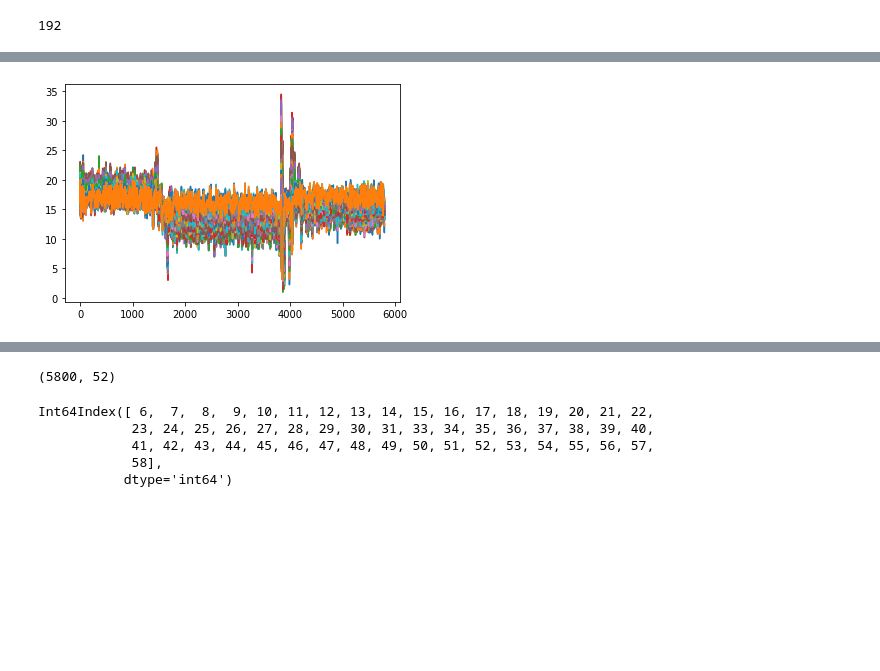
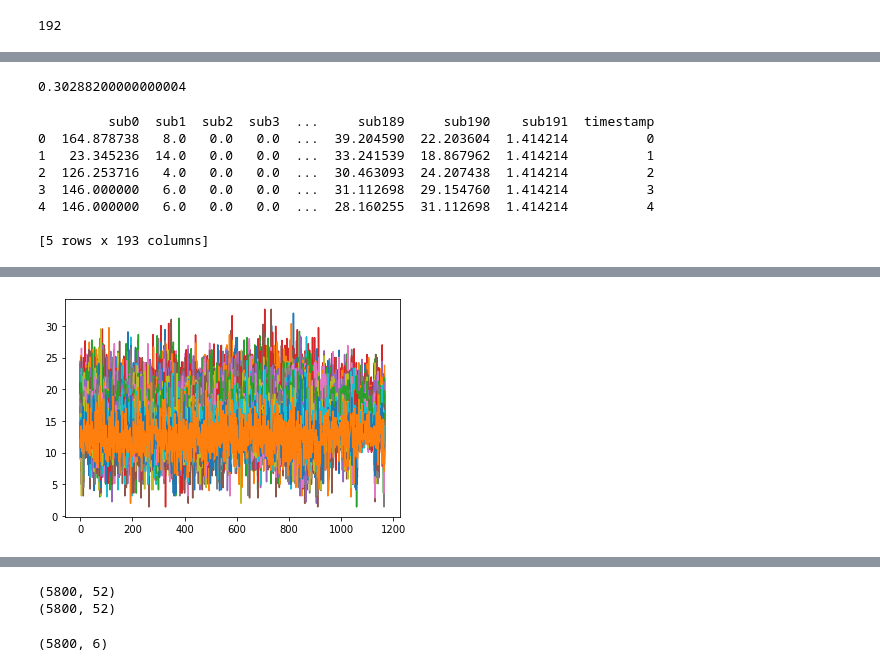
Before and after one commit to Surya291/WiFi_Sensing_2.0, a Jupyter notebook: Code/Expt2/exp2.ipynb, the cells around one changed output, grey strips where cells are left out. Saved outputs shown, nothing was run; the diff lists cells and outputs as text; code cells hidden in the pictures; blank space fills up the shorter version.

```diff
--- a/Code/Expt2/exp2.ipynb
+++ b/Code/Expt2/exp2.ipynb
@@ -16,5 +17,5 @@ from numba import jit
 # %%
-df  = pd.read_csv('walking.csv')
+df  = pd.read_csv('spot2.csv')
 print(df.columns)
 # %% [output]
 Index(['type', 'role', 'mac', 'rssi', 'rate', 'sig_mode', 'mcs', 'bandwidth',
@@ -86,10 +86,10 @@ print(time_n)
 array_csi_modulus = abs(array_csi)  # amplitude calculating
 print(array_csi_modulus.shape)
 
-drop_idx = [0, 1]
+drop_idx = []
 
 for i in range(array_csi_modulus.shape[1]):
-  if (np.var(array_csi_modulus[:, i]) < 1e-3):
+  if (np.var(array_csi_modulus[:, i]) < 2):
     drop_idx.append(i)
 
 
@@ -107,13 +127,40 @@ for i in (drop_idx):
+# %%
+select_list = [i for i in range(size_y)]
+
+
+for i in drop_idx:
+  select_list.remove(i)
+
+LLTF = []
+HTLTF = []
+for i in select_list:
+  if i < 64:
+    LLTF.append(i)
+  elif 64 <= i < 128:
+    HTLTF.append(i)
+# %%
+time_0
+# %% [output]
+0.30288200000000004
 # %%
-select_list = [i for i in range(array_csi_modulus.shape[1])]
-
-for i in drop_idx:
-  select_list.remove(i)
-
-columns = [i for i in range(0, size_y)]
+columns = [f'sub{i}' for i in range(0, size_y)]
 df_csi_modulus = pd.DataFrame(array_csi_modulus, columns=columns)
-
-df_csi_modulus.plot(y = [i for i in select_list], legend=False)
+df_csi_modulus['timestamp'] = np.arange(size_x)
+print(df_csi_modulus.head())
+fig = px.line(df_csi_modulus)
+fig.show()
+df_csi_modulus.plot(y = [i for i in LLTF[1:]], legend=False)
 
 plt.show()
+
+# df_csi_modulus.plot(y = [i for i in HTLTF], legend=False)
+# plt.show()
 # %% [output]
+         sub0  sub1  sub2  sub3  ...     sub189     sub190    sub191  timestamp
+0  164.878738   8.0   0.0   0.0  ...  39.204590  22.203604  1.414214          0
+1   23.345236  14.0   0.0   0.0  ...  33.241539  18.867962  1.414214          1
+2  126.253716   4.0   0.0   0.0  ...  30.463093  24.207438  1.414214          2
+3  146.000000   6.0   0.0   0.0  ...  31.112698  29.154760  1.414214          3
+4  146.000000   6.0   0.0   0.0  ...  28.160255  31.112698  1.414214          4
+
+[5 rows x 193 columns]
@@ -120,2 +168,2 @@ plt.show()
-[figure, old version]
+[figure, new version]
 # %%
@@ -156,15 +204,9 @@ print(df_csi_modulus)
 [5800 rows x 52 columns]
 # %%
 print(df_csi_modulus.shape)
-csi_mod = df_csi_modulus['']
+csi_mod = df_csi_modulus.copy()
+csi_mod = csi_mod.to_numpy()
+print(csi_mod.shape)
 # %% [output]
 (5800, 52)
+(5800, 52)
-# %%
-for i in df_csi_modulus.columns:
-  tmp = df_csi_modulus['']
-# %% [output]
-Int64Index([ 6,  7,  8,  9, 10, 11, 12, 13, 14, 15, 16, 17, 18, 19, 20, 21, 22,
-            23, 24, 25, 26, 27, 28, 29, 30, 31, 33, 34, 35, 36, 37, 38, 39, 40,
-            41, 42, 43, 44, 45, 46, 47, 48, 49, 50, 51, 52, 53, 54, 55, 56, 57,
-            58],
-           dtype='int64')
@@ -170,0 +277,4 @@ Int64Index([ 6,  7,  8,  9, 10, 11, 12, 13, 14, 15, 16, 17, 18, 19, 20, 21, 22,
+# %%
+print(PC.shape)
+# %% [output]
+(5800, 6)
```
Also changed, not shown: parts of 10 cells of this notebook.
